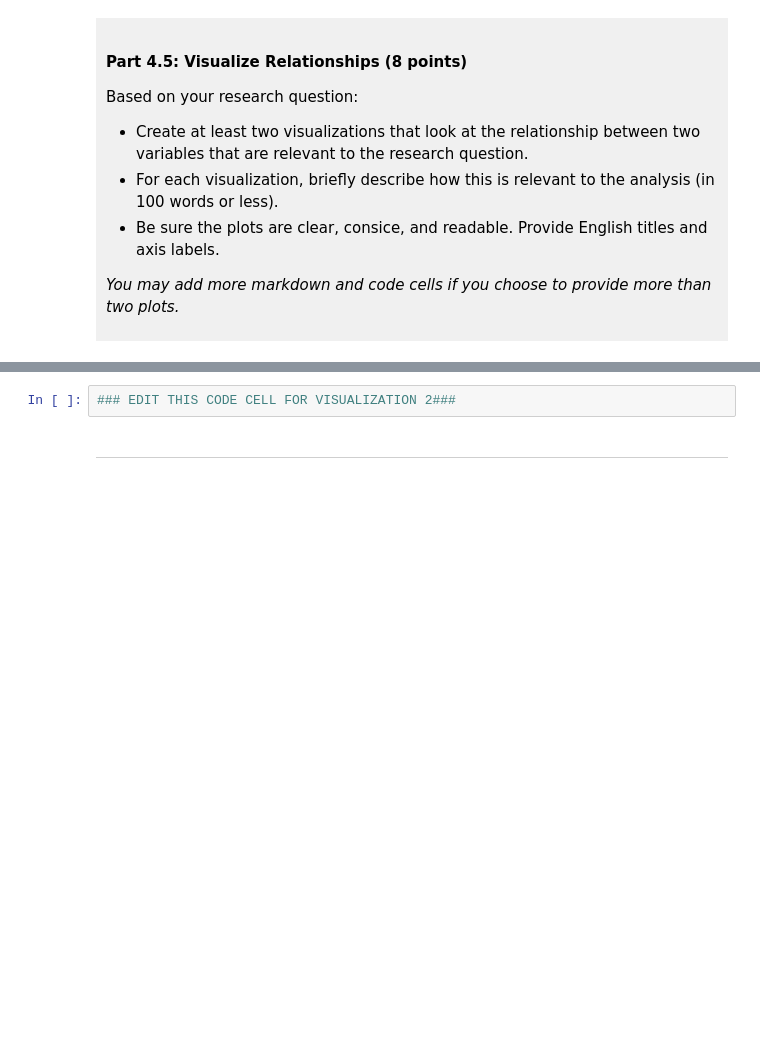
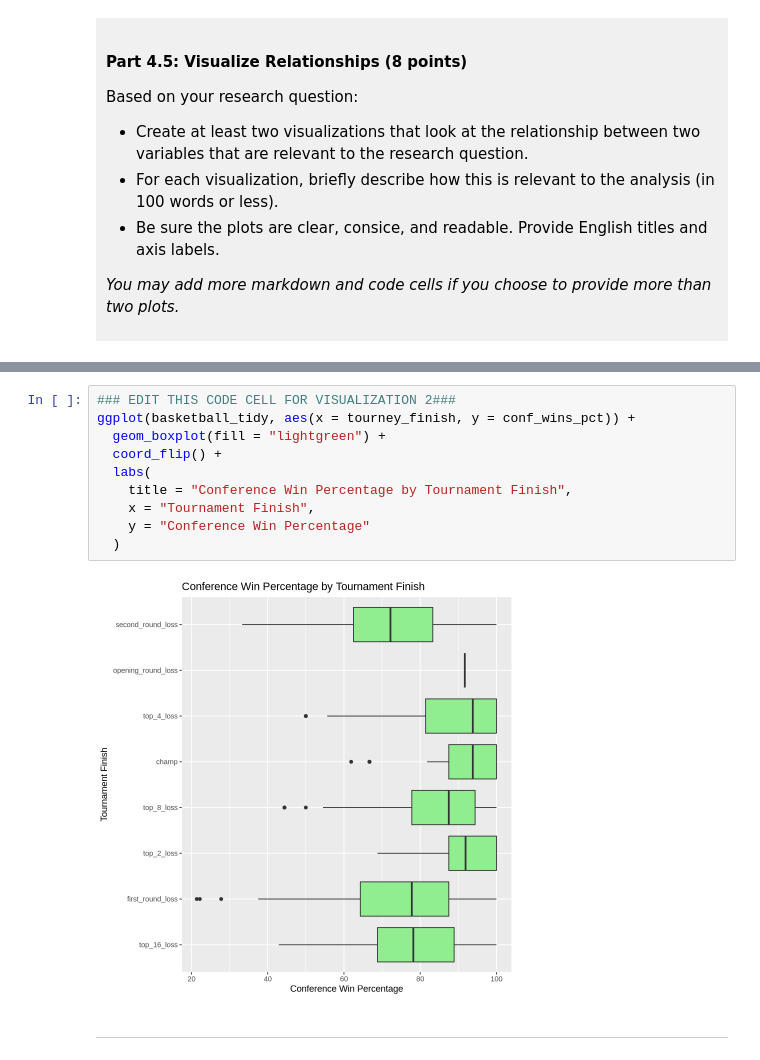
Before and after one commit to James-Ygh/dsci-100-project-Guohui-Yue, a Jupyter notebook: dsci-100-project-notebook.ipynb, the cells around one changed output, grey strips where cells are left out. Drawn from its saved outputs; the diff is of its cells as text; blank space fills up the shorter version.

```diff
--- a/dsci-100-project-notebook.ipynb
+++ b/dsci-100-project-notebook.ipynb
@@ -355,5 +448,15 @@ Visualization 2: %%% EDIT THIS MARKDOWN CELL%%%
 # %%
 ### EDIT THIS CODE CELL FOR VISUALIZATION 2###
+ggplot(basketball_tidy, aes(x = tourney_finish, y = conf_wins_pct)) +
+  geom_boxplot(fill = "lightgreen") +
+  coord_flip() +
+  labs(
+    title = "Conference Win Percentage by Tournament Finish",
+    x = "Tournament Finish",
+    y = "Conference Win Percentage"
+  )
+# %% [output]
+[figure, added]
 # %% [markdown]
 ------
 # %% [markdown]
```
Also changed, not shown: parts of 11 cells of this notebook.
